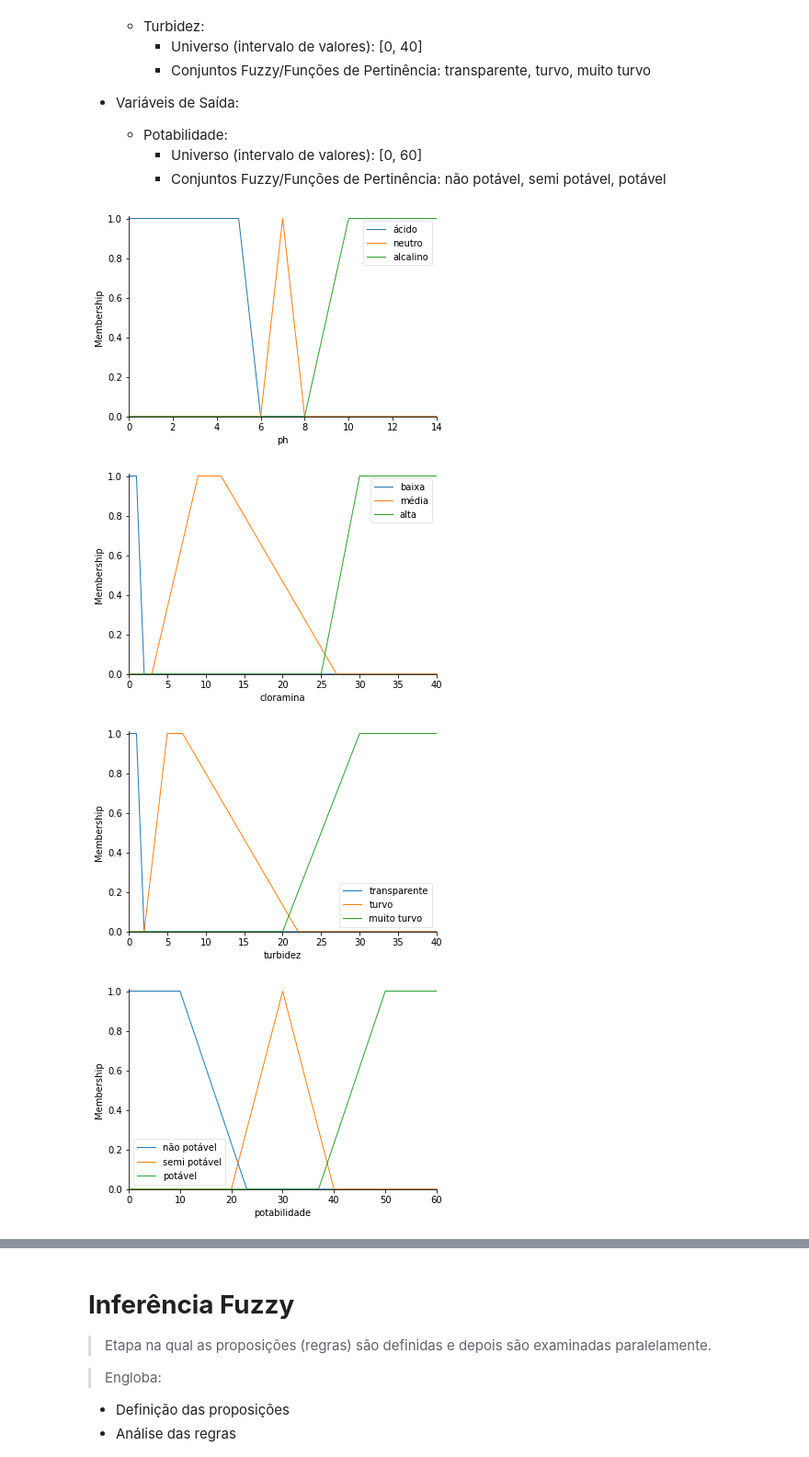
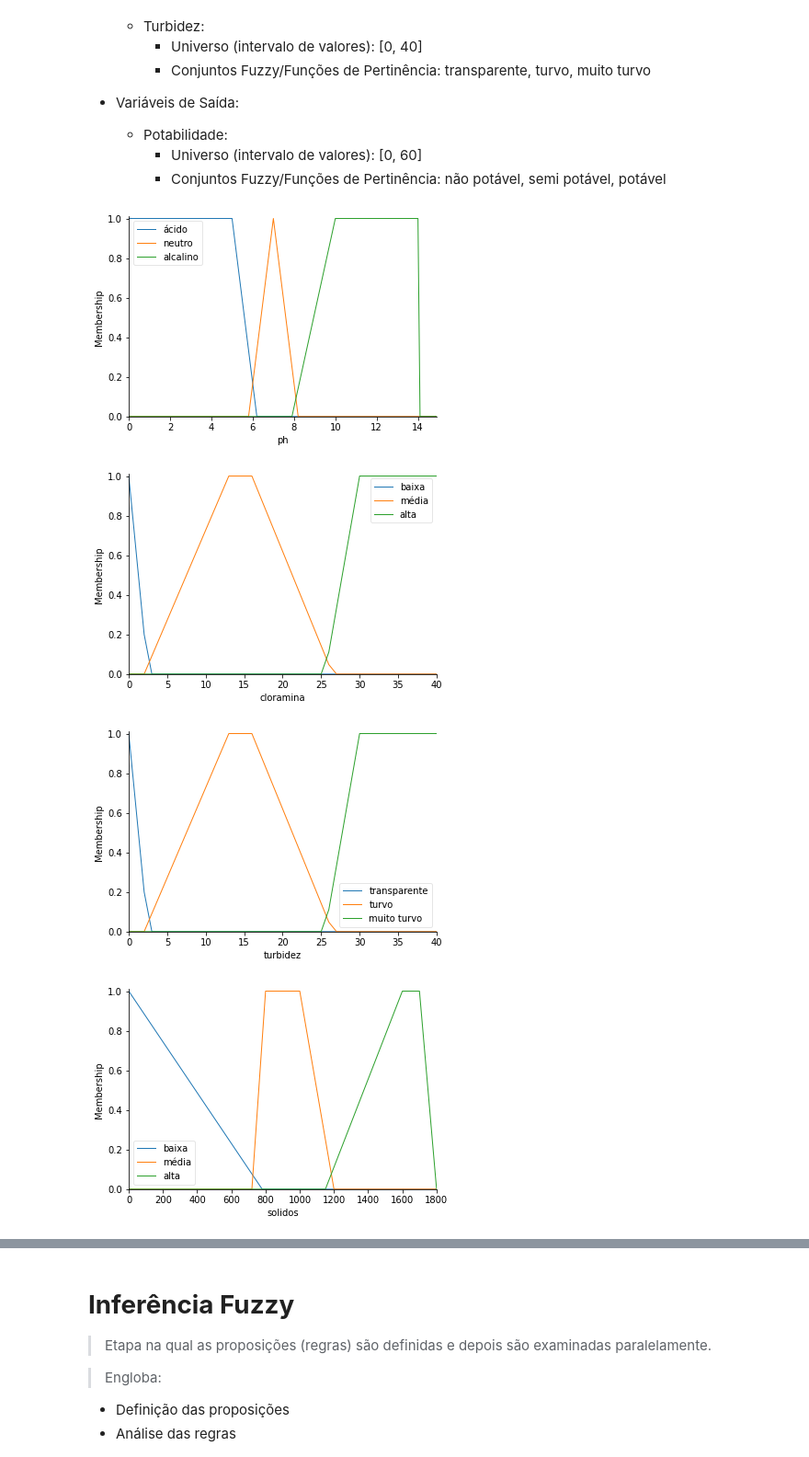
Before and after one commit to leonardo99i/Inteligencia_Artificial, a Jupyter notebook: Projeto_A3_Fuzzy.ipynb, the cells around one changed output, grey strips where cells are left out. Shown: that part at 92% size. Saved outputs shown, nothing was run; the diff lists cells and outputs as text; code cells hidden in the pictures.

```diff
--- a/Projeto_A3_Fuzzy.ipynb
+++ b/Projeto_A3_Fuzzy.ipynb
@@ -105,42 +114,45 @@ df
 # %%
 # [2] Fuzzificação
-import numpy as np
-import skfuzzy as fuzz
-from skfuzzy import control as ctrl
-
 # Criando as variáveis do problema
-ph = ctrl.Antecedent(np.arange(0, 15, 1), 'ph')
+ph = ctrl.Antecedent(np.arange(0, 15, 0.1), 'ph')
 cloramina = ctrl.Antecedent(np.arange(0, 41, 1), 'cloramina')
 turbidez = ctrl.Antecedent(np.arange(0, 41, 1), 'turbidez')
+solidos = ctrl.Antecedent(np.arange(0, 1801, 1), 'solidos')
 potabilidade = ctrl.Consequent(np.arange(0, 61, 1), 'potabilidade')
 
 # Criando as funções de pertinência para a ph
-ph['ácido'] = fuzz.trapmf(ph.universe, [0, 0, 5, 6])
-ph['neutro'] = fuzz.trimf(ph.universe, [6, 7, 8])
-ph['alcalino'] = fuzz.trapmf(ph.universe, [8, 10, 14, 14])
+ph['ácido'] = fuzz.trapmf(ph.universe, [0, 0, 5, 6.2])
+ph['neutro'] = fuzz.trimf(ph.universe, [5.8, 7, 8.2])
+ph['alcalino'] = fuzz.trapmf(ph.universe, [7.9, 10, 14, 14])
 
 # Criando as funções de pertinência para a cloramina
-cloramina['baixa'] = fuzz.trapmf(cloramina.universe, [0, 0, 1, 2])
-cloramina['média'] = fuzz.trapmf(cloramina.universe, [3, 9, 12, 27])
-cloramina['alta'] = fuzz.trapmf(cloramina.universe, [25, 30, 40, 40])
+cloramina['baixa'] = fuzz.trimf(cloramina.universe, [0, 0, 2.5])
+cloramina['média'] = fuzz.trapmf(cloramina.universe, [2, 13, 16, 26.5])
+cloramina['alta'] = fuzz.trapmf(cloramina.universe, [25.5, 30, 40, 40])
 
 # Criando as funções de pertinência para a turbidez
-turbidez['transparente'] = fuzz.trapmf(turbidez.universe, [0, 0, 1, 2])
-turbidez['turvo'] = fuzz.trapmf(turbidez.universe, [2, 5, 7, 22])
-turbidez['muito turvo'] = fuzz.trapmf(turbidez.universe, [20, 30, 40, 40])
+turbidez['transparente'] = fuzz.trimf(turbidez.universe, [0, 0, 2.5])
+turbidez['turvo'] = fuzz.trapmf(turbidez.universe, [2, 13, 16, 26.5])
+turbidez['muito turvo'] = fuzz.trapmf(turbidez.universe, [25.5, 30, 40, 40])
+
+# Criando as funções de pertinência para a sólidos totais
+solidos['baixa'] = fuzz.trimf(solidos.universe, [0, 0, 780])
+solidos['média'] = fuzz.trapmf(solidos.universe, [720, 800, 1000, 1200])
+solidos['alta'] = fuzz.trapmf(solidos.universe, [1150, 1600, 1700, 1800])
 
 # Criando as funções de pertinência para potabilidade
 potabilidade['não potável'] = fuzz.trapmf(potabilidade.universe, [0, 0, 10, 23])
-potabilidade['semi potável'] = fuzz.trimf(potabilidade.universe, [20, 30, 40])
-potabilidade['potável'] = fuzz.trapmf(potabilidade.universe, [37, 50, 60, 60])
+potabilidade['semi potável'] = fuzz.trimf(potabilidade.universe, [21.5, 30, 38.5])
+potabilidade['potável'] = fuzz.trapmf(potabilidade.universe, [37.5, 50, 60, 60])
 
 # Visualizando as funções de pertinência para cada variável
 ph.view()
 cloramina.view()
 turbidez.view()
+solidos.view()
 potabilidade.view()
 # %% [output]
-[figure, old version]
+[figure, new version]
-[figure, old version]
+[figure, new version]
-[figure, old version]
+[figure, new version]
-[figure, old version]
+[figure, new version]
```
Also changed, not shown: parts of 8 cells of this notebook.
